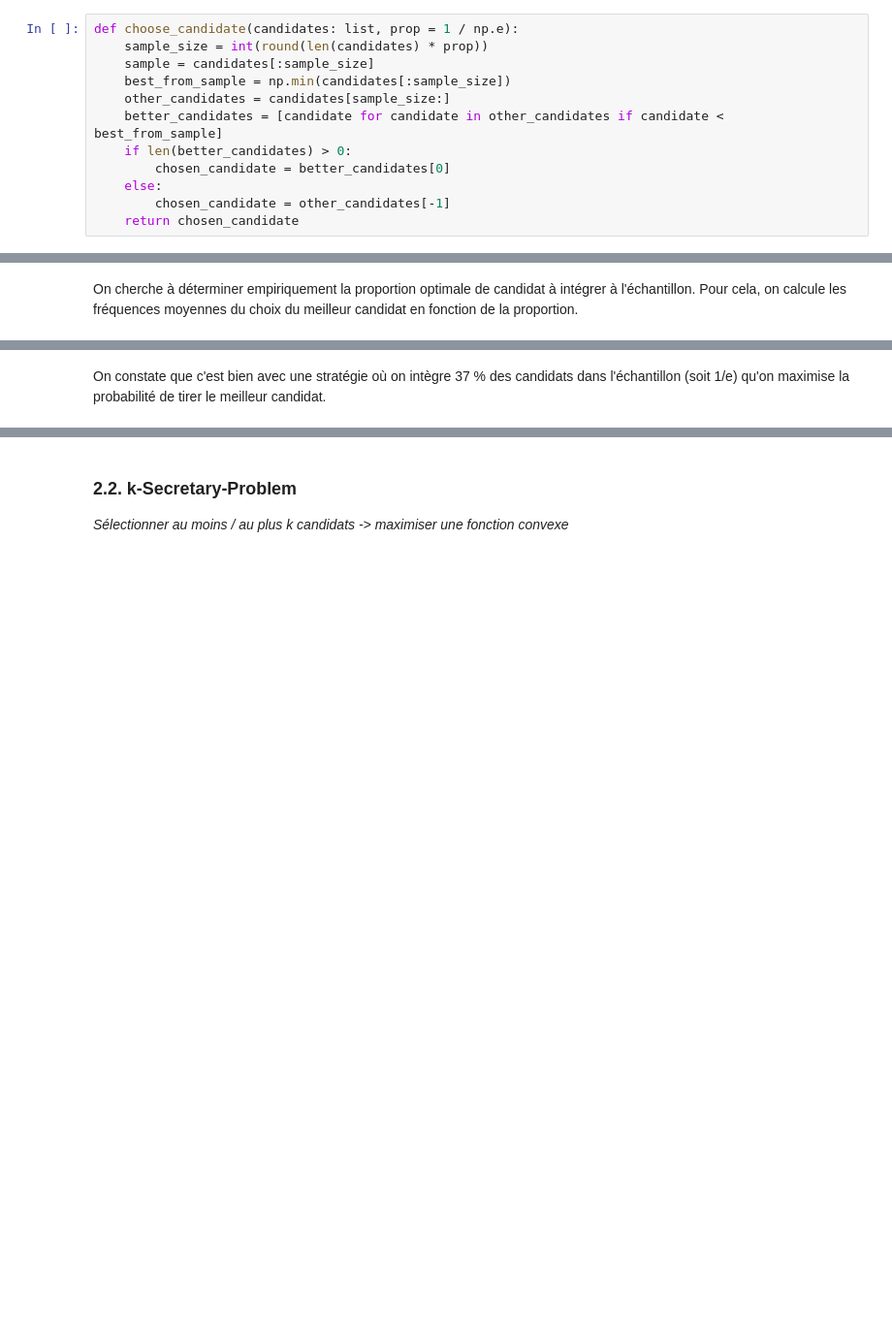
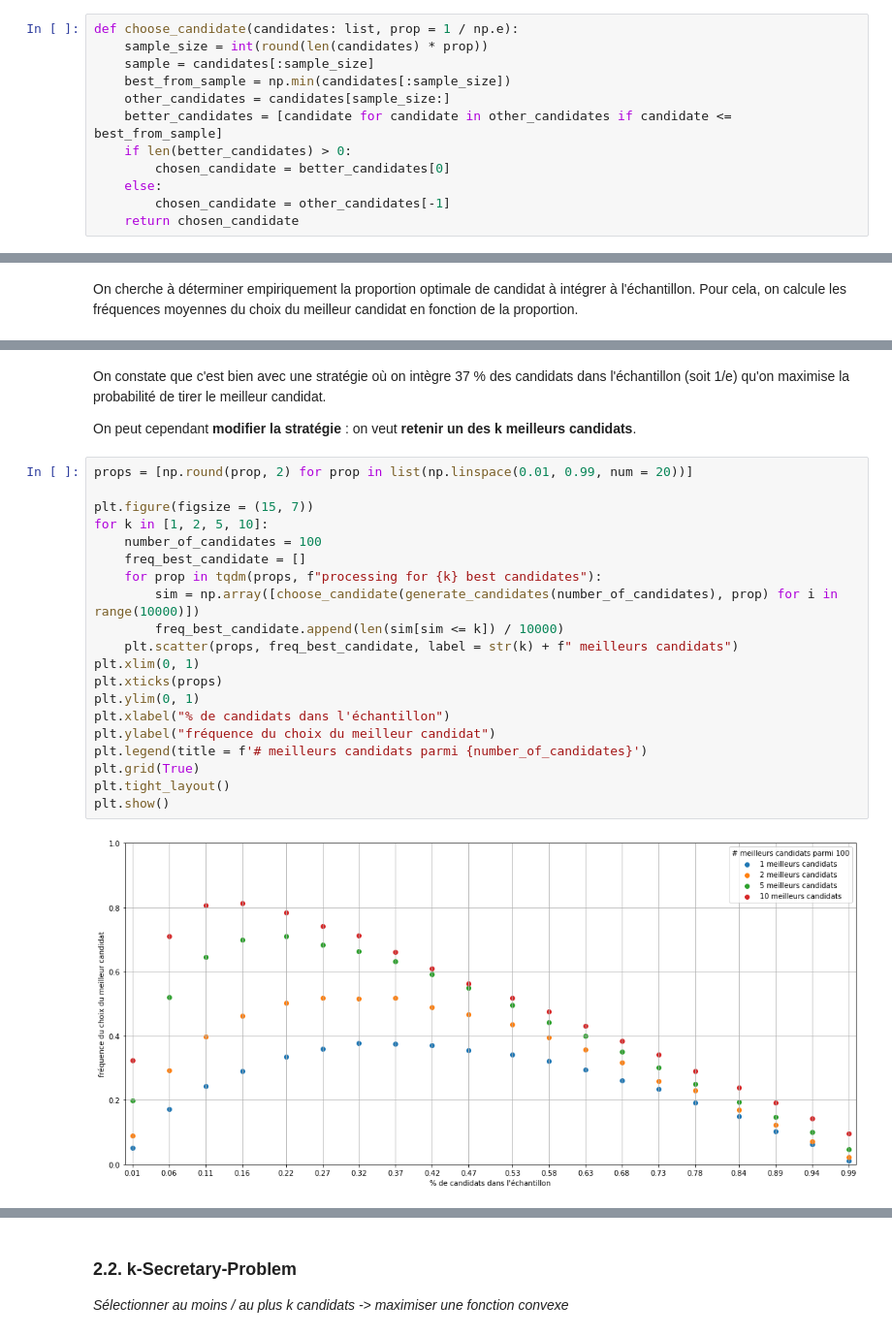
Before and after one commit to victor-kerros/secretary_problem_with_constraints, a Jupyter notebook: secretary_problem_simulation.ipynb, the cells around one changed output, grey strips where cells are left out. Shown at 97% size. Drawn from its saved outputs; the diff is of its cells as text; blank space fills up the shorter version.

```diff
--- a/secretary_problem_simulation.ipynb
+++ b/secretary_problem_simulation.ipynb
@@ -34,7 +34,7 @@ def choose_candidate(candidates: list, prop = 1 / np.e):
     sample = candidates[:sample_size]
     best_from_sample = np.min(candidates[:sample_size])
     other_candidates = candidates[sample_size:]
-    better_candidates = [candidate for candidate in other_candidates if candidate < best_from_sample]
+    better_candidates = [candidate for candidate in other_candidates if candidate <= best_from_sample]
     if len(better_candidates) > 0:
         chosen_candidate = better_candidates[0]
     else:
@@ -96,2 +96,26 @@ plt.show()
 # %% [markdown]
 On constate que c'est bien avec une stratégie où on intègre 37 % des candidats dans l'échantillon (soit 1/e) qu'on maximise la probabilité de tirer le meilleur candidat.
+
+On peut cependant **modifier la stratégie** : on veut **retenir un des k meilleurs candidats**.
+# %%
+props = [np.round(prop, 2) for prop in list(np.linspace(0.01, 0.99, num = 20))]
+
+plt.figure(figsize = (15, 7))
+for k in [1, 2, 5, 10]:
+    number_of_candidates = 100
+    freq_best_candidate = []
+    for prop in tqdm(props, f"processing for {k} best candidates"):
+        sim = np.array([choose_candidate(generate_candidates(number_of_candidates), prop) for i in range(10000)])
+        freq_best_candidate.append(len(sim[sim <= k]) / 10000)
+    plt.scatter(props, freq_best_candidate, label = str(k) + f" meilleurs candidats")
+plt.xlim(0, 1)
+plt.xticks(props)
+plt.ylim(0, 1)
+plt.xlabel("% de candidats dans l'échantillon")
+plt.ylabel("fréquence du choix du meilleur candidat")
+plt.legend(title = f'# meilleurs candidats parmi {number_of_candidates}')
+plt.grid(True)
+plt.tight_layout()
+plt.show()
+# %% [output]
+[figure, added]
```
Also changed, not shown: parts of 2 cells of this notebook.
